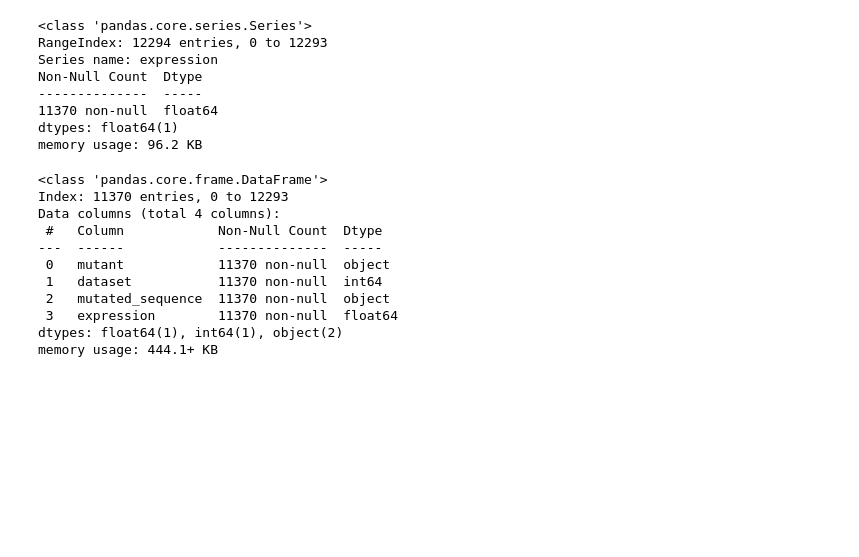
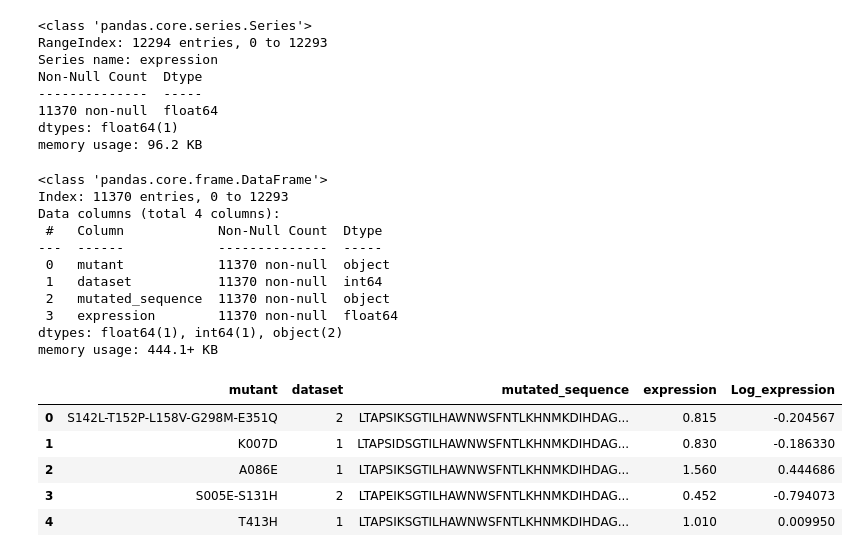
Before and after one commit to FabioHerrera97/Protein_Engineering_Code_Center, a Jupyter notebook: Tutorials/Prepare_and_Explore_data.ipynb, the cells around one changed output. Cells and saved outputs as stored; diff of their text form; code cells hidden in the pictures; blank space fills up the shorter version.

```diff
--- a/Tutorials/Prepare_and_Explore_data.ipynb
+++ b/Tutorials/Prepare_and_Explore_data.ipynb
@@ -40,3 +43,13 @@ Data columns (total 4 columns):
  3   expression        11370 non-null  float64
 dtypes: float64(1), int64(1), object(2)
 memory usage: 444.1+ KB
+# %%
+data ['Log_expression'] = DataProcessing.transform_to_logarithmic(data_no_nan ['expression'])
+data.head()
+# %% [output]
+|  | mutant | dataset | mutated_sequence | expression | Log_expression |
+| 0 | S142L-T152P-L158V-G298M-E351Q | 2 | LTAPSIKSGTILHAWNWSFNTLKHNMKDIHDAG... | 0.815 | -0.204567 |
+| 1 | K007D | 1 | LTAPSIDSGTILHAWNWSFNTLKHNMKDIHDAG... | 0.830 | -0.186330 |
+| 2 | A086E | 1 | LTAPSIKSGTILHAWNWSFNTLKHNMKDIHDAG... | 1.560 | 0.444686 |
+| 3 | S005E-S131H | 2 | LTAPEIKSGTILHAWNWSFNTLKHNMKDIHDAG... | 0.452 | -0.794073 |
+| 4 | T413H | 1 | LTAPSIKSGTILHAWNWSFNTLKHNMKDIHDAG... | 1.010 | 0.009950 |
```
Also changed, not shown: parts of 3 cells of this notebook, 1 other file.
